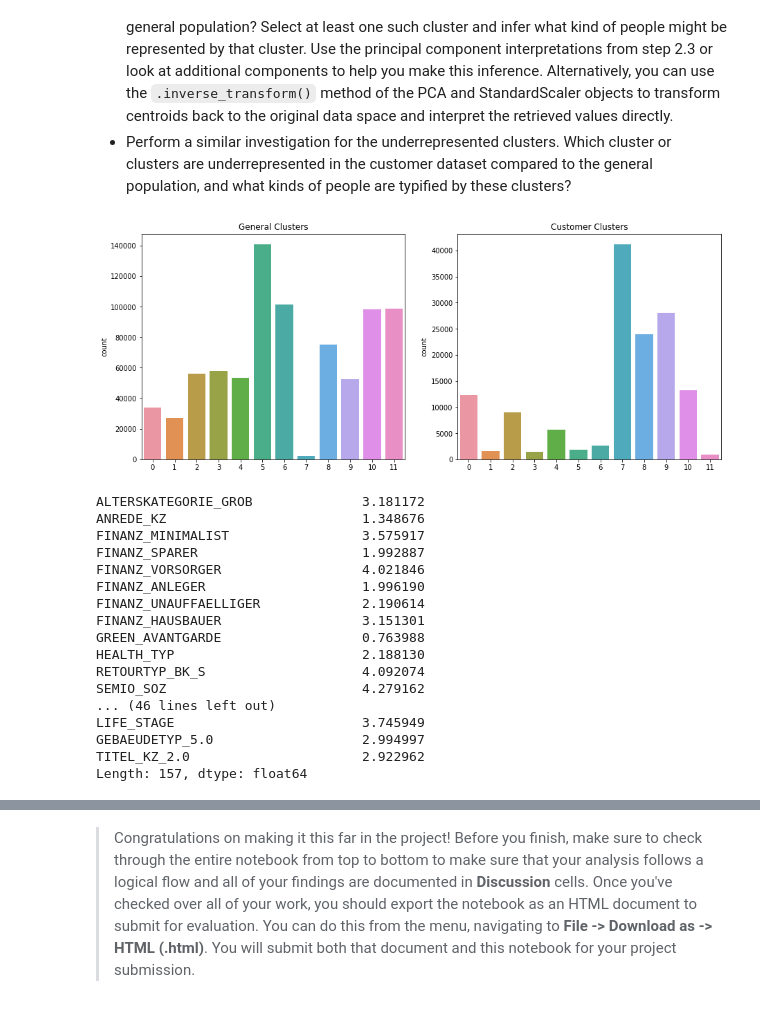
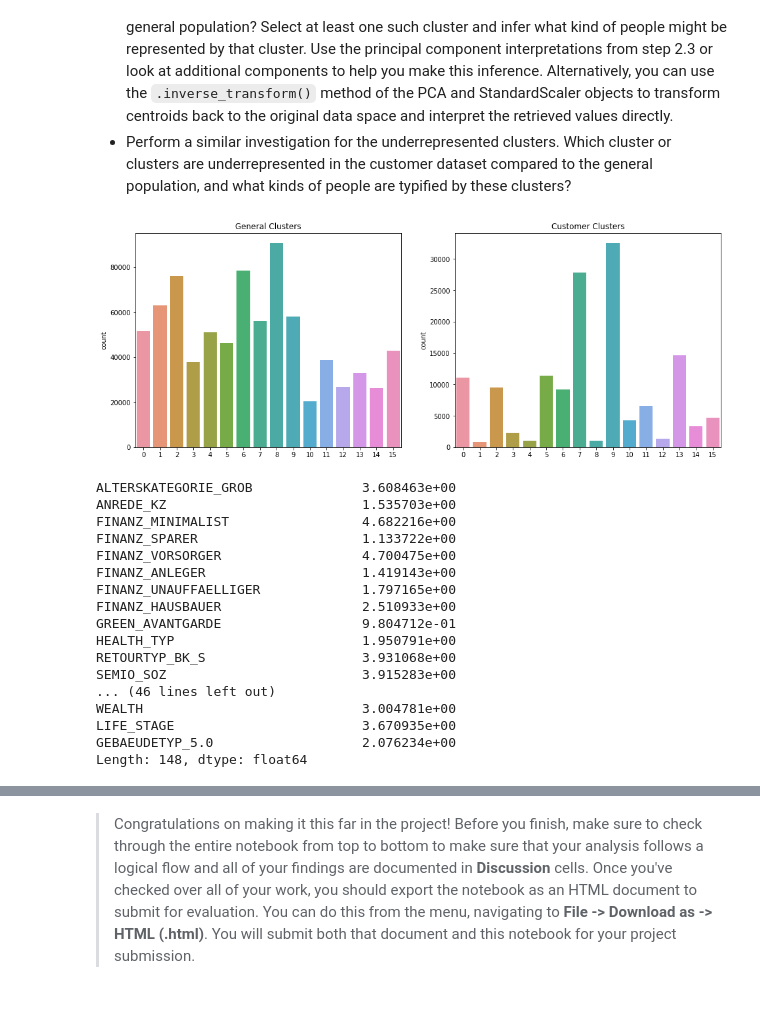
Before and after one commit to Faisal-AlDhuwayhi/Identify-Customer-Segments, a Jupyter notebook: Identify_Customer_Segments.ipynb, the cells around one changed output, grey strips where cells are left out. Cells and saved outputs as stored; diff of their text form; code cells hidden in the pictures.

```diff
--- a/Identify_Customer_Segments.ipynb
+++ b/Identify_Customer_Segments.ipynb
@@ -474,7 +503,6 @@ subset_below_threshold.drop(mixed_features, axis=1, inplace=True)
 
 Even though you've finished cleaning up the general population demographics data, it's important to look ahead to the future and realize that you'll need to perform the same cleaning steps on the customer demographics data. In this substep, complete the function below to execute the main feature selection, encoding, and re-engineering steps you performed above. Then, when it comes to looking at the customer data in Step 3, you can just run this function on that DataFrame to get the trimmed dataset in a single step.
 # %%
-# I've added an additional argument for easier manipulation (feat_info)
 def clean_data(df):
     """
     Perform feature trimming, re-encoding, and engineering for demographics
@@ -488,13 +516,15 @@ def clean_data(df):
     # convert missing value codes into NaNs, ...
     for attribute, miss_index in zip(feat_info['attribute'], feat_info['missing_or_unknown']):
         missing_values = miss_index.strip('[]').split(',')
-        df[attribute] = df[attribute].apply(lambda x: np.nan if str(x) in missing_values else x)
+        missing_values = [int(value) if (value!='X' and value!='XX' and value!='') else value for value in missing_values]
+        if missing_values != ['']:
+            df[attribute] = df[attribute].replace(missing_values, np.nan)
 
     # remove selected columns and rows, ...
-    high_null_cols = null_vals[null_vals > 200000]
-    df.drop(high_null_cols.index, axis=1, inplace=True)
+    columns_miss_20 = ['AGER_TYP', 'GEBURTSJAHR', 'TITEL_KZ', 'ALTER_HH', 'KK_KUNDENTYP', 'KBA05_BAUMAX']
 
-    feat_info_cleaned = feat_info[~feat_info.attribute.isin(high_null_cols.index)]
+    df.drop(columns_miss_20, axis=1, inplace=True)
+    feat_info_cleaned = feat_info[~feat_info.attribute.isin(columns_miss_20)]
 
     row_nulls = df.isnull().sum(axis=1)
     threshold = 20
@@ -550,7 +580,7 @@ def clean_data(df):
     subset_below_threshold['LIFE_STAGE'] = subset_below_threshold['LIFE_STAGE'].apply(lambda x: x if pd.isnull(x) else int(x[0]))
 
     # drop mixed type features
-    mixed_features = feat_info[feat_info['type'] == 'mixed']['attribute'].values
+    mixed_features = feat_info_cleaned[feat_info_cleaned['type'] == 'mixed']['attribute'].values
     subset_below_threshold.drop(mixed_features, axis=1, inplace=True)
 
     # fill NaN values with most frequent value (mode) of each column
@@ -585,3 +612,8 @@ NaN values in the dataset: 598517
+# %%
+# Fill NaNs
+imputer = Imputer(strategy='most_frequent')
+matrix_values = imputer.fit_transform(subset_below_threshold)
+subset_below_threshold = pd.DataFrame(matrix_values, columns=subset_below_threshold.columns)
 # %%
 print('NaN values in the dataset after filling NaNs:', subset_below_threshold.isna().sum().sum())
 # %% [output]
@@ -828,7 +860,7 @@ plt.title("Number of clusters (K) vs. SSE");
 ## Re-fit the k-means model with the selected number of clusters and obtain
 # cluster predictions for the general population demographics data.
 
-kmeans = KMeans(n_clusters=12)
+kmeans = KMeans(n_clusters=16)
 kmeans = kmeans.fit(data_pca)
 general_preds = kmeans.predict(data_pca)
 # %% [markdown]
@@ -872,6 +904,5 @@ set(feat_scaled.columns) - set(customers_cleaned.columns)
 # %%
 customers_cleaned['GEBAEUDETYP_5.0'] = 0
-customers_cleaned['TITEL_KZ_2.0'] = 0
 # %%
 # scalling
 customers_scaled = scaler.transform(customers_cleaned)
@@ -898,15 +929,15 @@ Take a look at the following points in this step:
 # %%
 # Compare the proportion of data in each cluster for the customer data to the
 # proportion of data in each cluster for the general population.
 
-fig, (ax1, ax2) = plt.subplots(1, 2, figsize=(15,6))
+fig, (ax1, ax2) = plt.subplots(1, 2, figsize=(16,6))
 
 sns.countplot(general_preds, ax=ax1)
 ax1.set_title('General Clusters')
 sns.countplot(customers_preds, ax=ax2)
 ax2.set_title('Customer Clusters');
 # %% [output]
-[figure, old version]
+[figure, new version]
 # %%
 # What kinds of people are part of a cluster that is overrepresented in the
 # customer data compared to the general population?
@@ -914,24 +945,24 @@ centroid_7 = scaler.inverse_transform(pca.inverse_transform(kmeans.cluster_cente
 # %%
-overrepresented_c = pd.Series(data = centroid_7, index=customers_cleaned.columns)
+overrepresented_c = pd.Series(data = centroid_9, index=customers_cleaned.columns)
 overrepresented_c
 # %% [output]
-ALTERSKATEGORIE_GROB              3.181172
-ANREDE_KZ                         1.348676
-FINANZ_MINIMALIST                 3.575917
-FINANZ_SPARER                     1.992887
-FINANZ_VORSORGER                  4.021846
-FINANZ_ANLEGER                    1.996190
-FINANZ_UNAUFFAELLIGER             2.190614
-FINANZ_HAUSBAUER                  3.151301
-GREEN_AVANTGARDE                  0.763988
-HEALTH_TYP                        2.188130
-RETOURTYP_BK_S                    4.092074
-SEMIO_SOZ                         4.279162
+ALTERSKATEGORIE_GROB              3.608463e+00
+ANREDE_KZ                         1.535703e+00
+FINANZ_MINIMALIST                 4.682216e+00
+FINANZ_SPARER                     1.133722e+00
+FINANZ_VORSORGER                  4.700475e+00
+FINANZ_ANLEGER                    1.419143e+00
+FINANZ_UNAUFFAELLIGER             1.797165e+00
+FINANZ_HAUSBAUER                  2.510933e+00
+GREEN_AVANTGARDE                  9.804712e-01
+HEALTH_TYP                        1.950791e+00
+RETOURTYP_BK_S                    3.931068e+00
+SEMIO_SOZ                         3.915283e+00
 ... (46 lines left out)
-LIFE_STAGE                        3.745949
-GEBAEUDETYP_5.0                   2.994997
-TITEL_KZ_2.0                      2.922962
-Length: 157, dtype: float64
+WEALTH                            3.004781e+00
+LIFE_STAGE                        3.670935e+00
+GEBAEUDETYP_5.0                   2.076234e+00
+Length: 148, dtype: float64
 # %%
 # What kinds of people are part of a cluster that is underrepresented in the
 # customer data compared to the general population?
```
Also changed, not shown: parts of 30 cells of this notebook.
